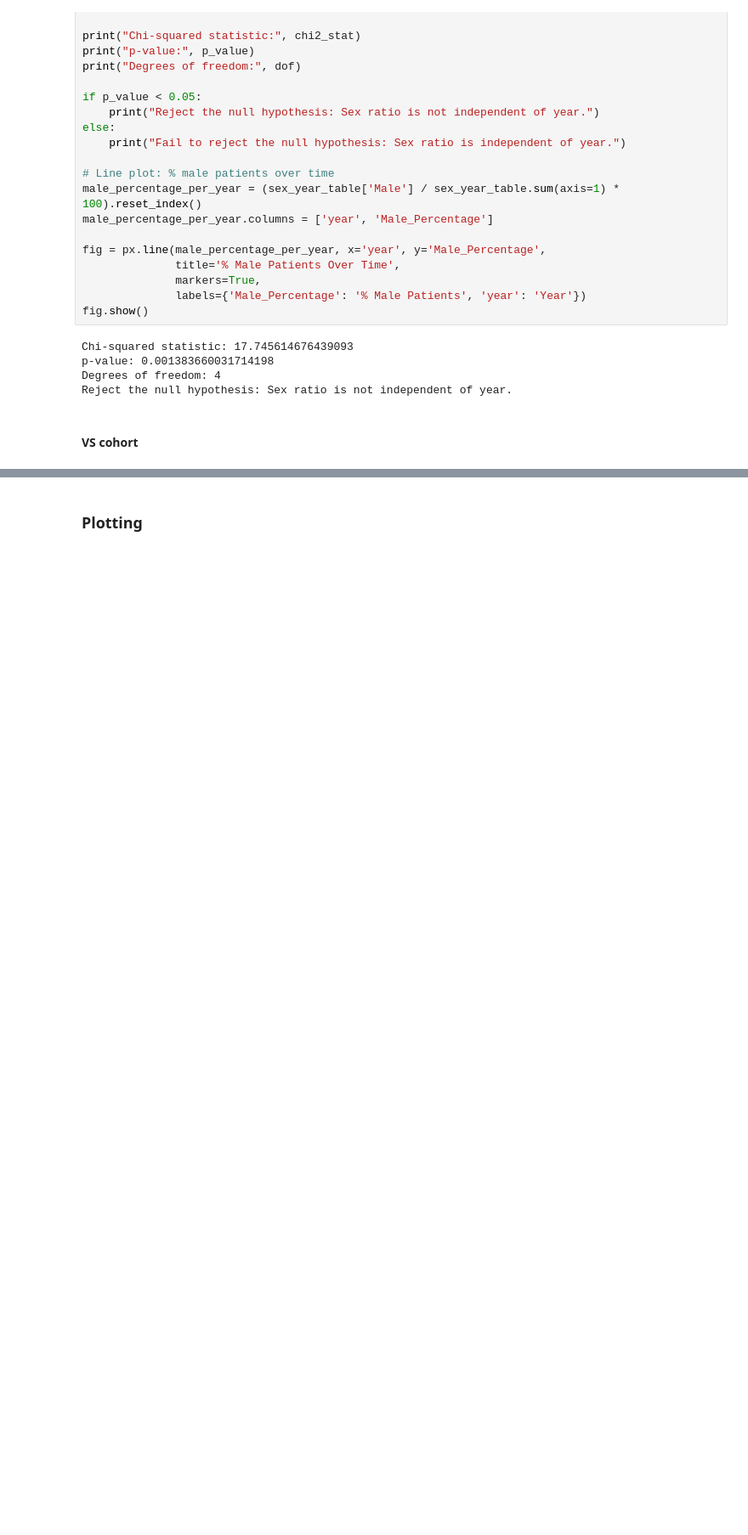
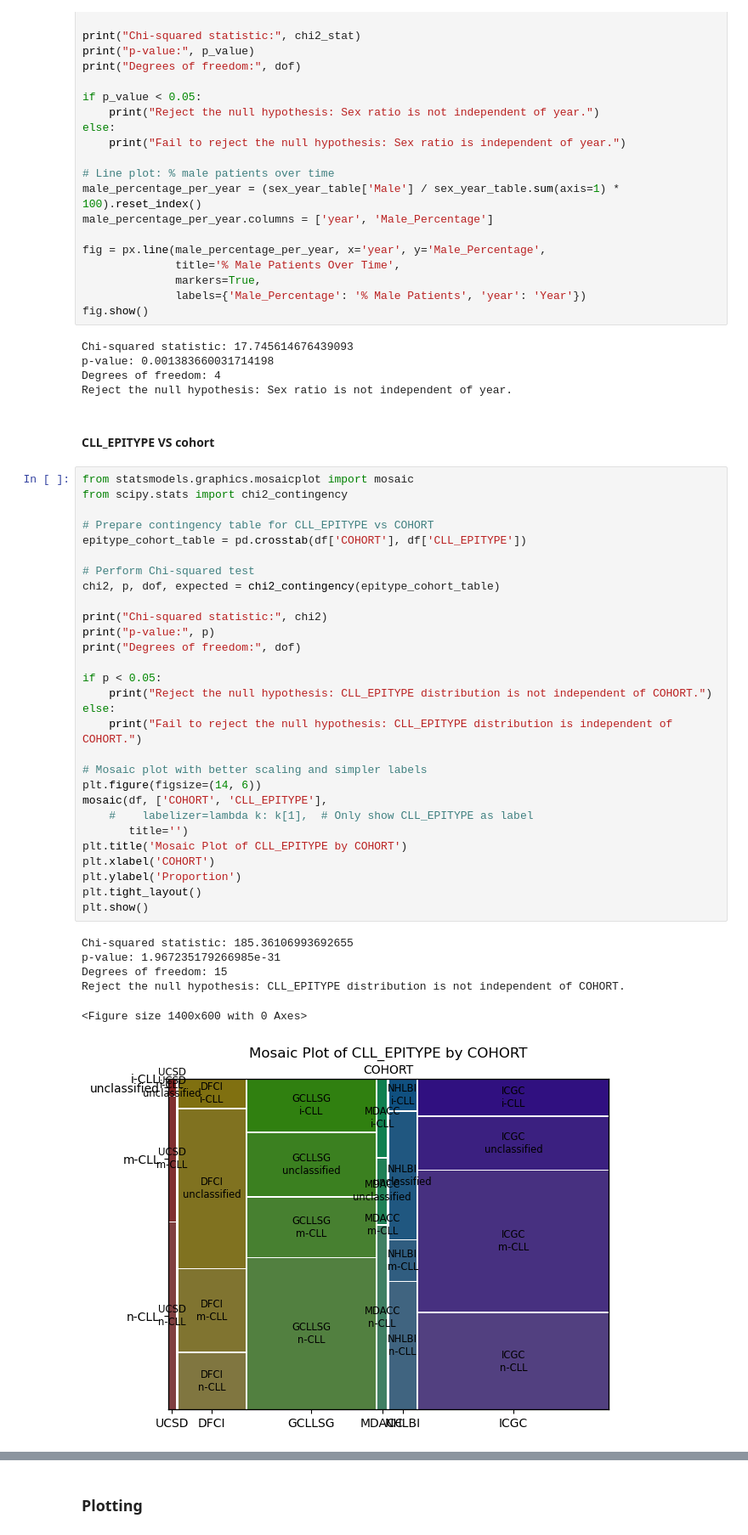
Before and after one commit to MahikaJaguste/msc-thesis, a Jupyter notebook: bias/tagging.ipynb, the cells around one changed output, grey strips where cells are left out. Shown at 85% size. Drawn from its saved outputs; the diff is of its cells as text; blank space fills up the shorter version.

Commit message:
did statistical tests and plots based on cohort, originType and year for age,age_sampling, sex, epitype, tumor subtype and treatment status

```diff
--- a/bias/tagging.ipynb
+++ b/bias/tagging.ipynb
@@ -751,4 +751,40 @@ p-value: 0.001383660031714198
 Degrees of freedom: 4
 Reject the null hypothesis: Sex ratio is not independent of year.
 # %% [markdown]
-#### VS cohort
+#### CLL_EPITYPE VS cohort
+# %%
+from statsmodels.graphics.mosaicplot import mosaic
+from scipy.stats import chi2_contingency
+
+# Prepare contingency table for CLL_EPITYPE vs COHORT
+epitype_cohort_table = pd.crosstab(df['COHORT'], df['CLL_EPITYPE'])
+
+# Perform Chi-squared test
+chi2, p, dof, expected = chi2_contingency(epitype_cohort_table)
+
+print("Chi-squared statistic:", chi2)
+print("p-value:", p)
+print("Degrees of freedom:", dof)
+
+if p < 0.05:
+    print("Reject the null hypothesis: CLL_EPITYPE distribution is not independent of COHORT.")
+else:
+    print("Fail to reject the null hypothesis: CLL_EPITYPE distribution is independent of COHORT.")
+
+# Mosaic plot with better scaling and simpler labels
+plt.figure(figsize=(14, 6))
+mosaic(df, ['COHORT', 'CLL_EPITYPE'],
+    #    labelizer=lambda k: k[1],  # Only show CLL_EPITYPE as label
+       title='')
+plt.title('Mosaic Plot of CLL_EPITYPE by COHORT')
+plt.xlabel('COHORT')
+plt.ylabel('Proportion')
+plt.tight_layout()
+plt.show()
+# %% [output]
+Chi-squared statistic: 185.36106993692655
+p-value: 1.967235179266985e-31
+Degrees of freedom: 15
+Reject the null hypothesis: CLL_EPITYPE distribution is not independent of COHORT.
+<Figure size 1400x600 with 0 Axes>
+[figure, added]
```
Also changed, not shown: parts of 19 cells of this notebook, 1 other file.
